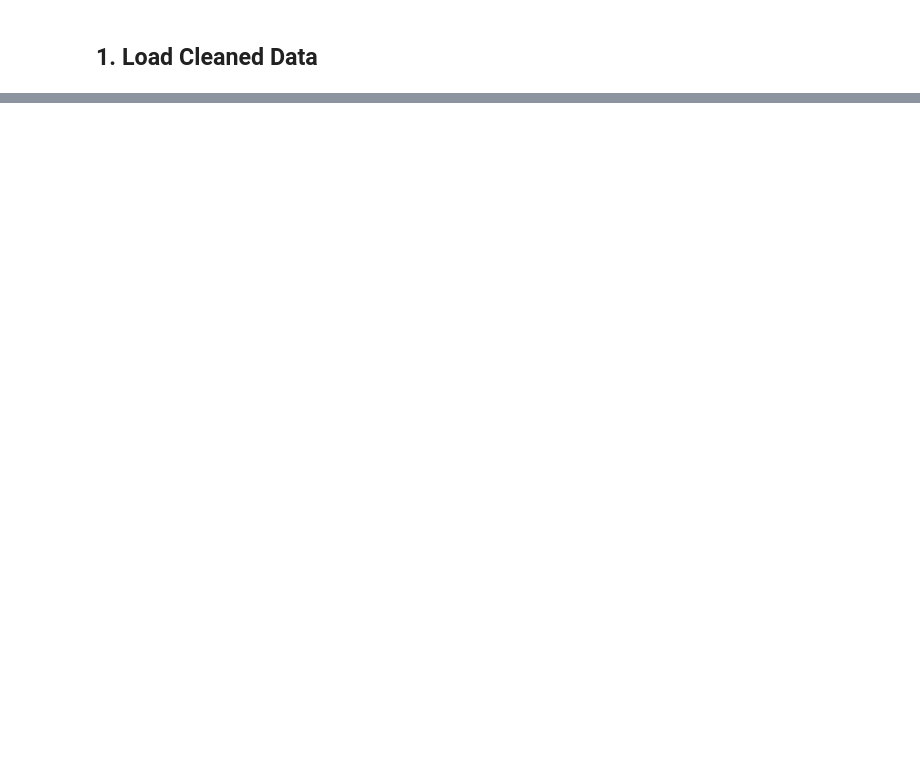
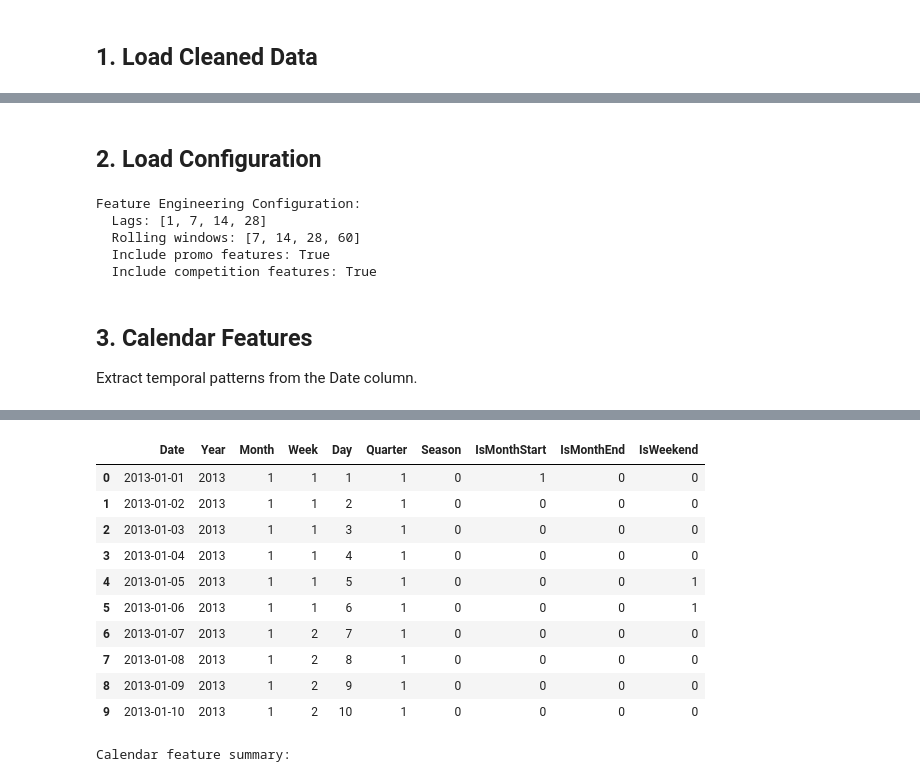
Before and after one commit to bradleyboehmke/rossmann-forecasting, a Jupyter notebook: notebooks/02-feature-engineering.ipynb, the cells around one changed output, grey strips where cells are left out. Cells and saved outputs as stored; diff of their text form; code cells hidden in the pictures; blank space fills up the shorter version.

```diff
--- a/notebooks/02-feature-engineering.ipynb
+++ b/notebooks/02-feature-engineering.ipynb
@@ -38,0 +64,38 @@ This notebook creates features for the Rossmann forecasting models.
+# %% [markdown]
+## 2. Load Configuration
+# %%
+# Load feature engineering config from params.yaml
+with open('../config/params.yaml', 'r') as f:
+    params = yaml.safe_load(f)
+
+feature_config = params['features']
+
+print("Feature Engineering Configuration:")
+print(f"  Lags: {feature_config['lags']}")
+print(f"  Rolling windows: {feature_config['rolling_windows']}")
+print(f"  Include promo features: {feature_config['include_promo_features']}")
+print(f"  Include competition features: {feature_config['include_competition_features']}")
+# %% [output]
+Feature Engineering Configuration:
+  Lags: [1, 7, 14, 28]
+  Rolling windows: [7, 14, 28, 60]
+  Include promo features: True
+  Include competition features: True
+# %% [markdown]
+## 3. Calendar Features
+
+Extract temporal patterns from the Date column.
+# %%
+# Add calendar features
+df_cal = add_calendar_features(df)
+
+# Show new calendar features
+calendar_cols = ['Year', 'Month', 'Week', 'Day', 'Quarter', 'Season',
+                 'IsMonthStart', 'IsMonthEnd', 'IsWeekend']
+
+print("Sample of calendar features:")
+display(df_cal[['Date'] + calendar_cols].head(10))
+
+print("\nCalendar feature summary:")
+display(df_cal[calendar_cols].describe())
+# %% [output]
@@ -38,0 +105,12 @@ This notebook creates features for the Rossmann forecasting models.
+|  | Date | Year | Month | Week | Day | Quarter | Season | IsMonthStart | IsMonthEnd | IsWeekend |
+| 0 | 2013-01-01 | 2013 | 1 | 1 | 1 | 1 | 0 | 1 | 0 | 0 |
+| 1 | 2013-01-02 | 2013 | 1 | 1 | 2 | 1 | 0 | 0 | 0 | 0 |
+| 2 | 2013-01-03 | 2013 | 1 | 1 | 3 | 1 | 0 | 0 | 0 | 0 |
+| 3 | 2013-01-04 | 2013 | 1 | 1 | 4 | 1 | 0 | 0 | 0 | 0 |
+| 4 | 2013-01-05 | 2013 | 1 | 1 | 5 | 1 | 0 | 0 | 0 | 1 |
+| 5 | 2013-01-06 | 2013 | 1 | 1 | 6 | 1 | 0 | 0 | 0 | 1 |
+| 6 | 2013-01-07 | 2013 | 1 | 2 | 7 | 1 | 0 | 0 | 0 | 0 |
+| 7 | 2013-01-08 | 2013 | 1 | 2 | 8 | 1 | 0 | 0 | 0 | 0 |
+| 8 | 2013-01-09 | 2013 | 1 | 2 | 9 | 1 | 0 | 0 | 0 | 0 |
+| 9 | 2013-01-10 | 2013 | 1 | 2 | 10 | 1 | 0 | 0 | 0 | 0 |
+Calendar feature summary:
```
Also changed, not shown: parts of 38 cells of this notebook, 4 other files.
